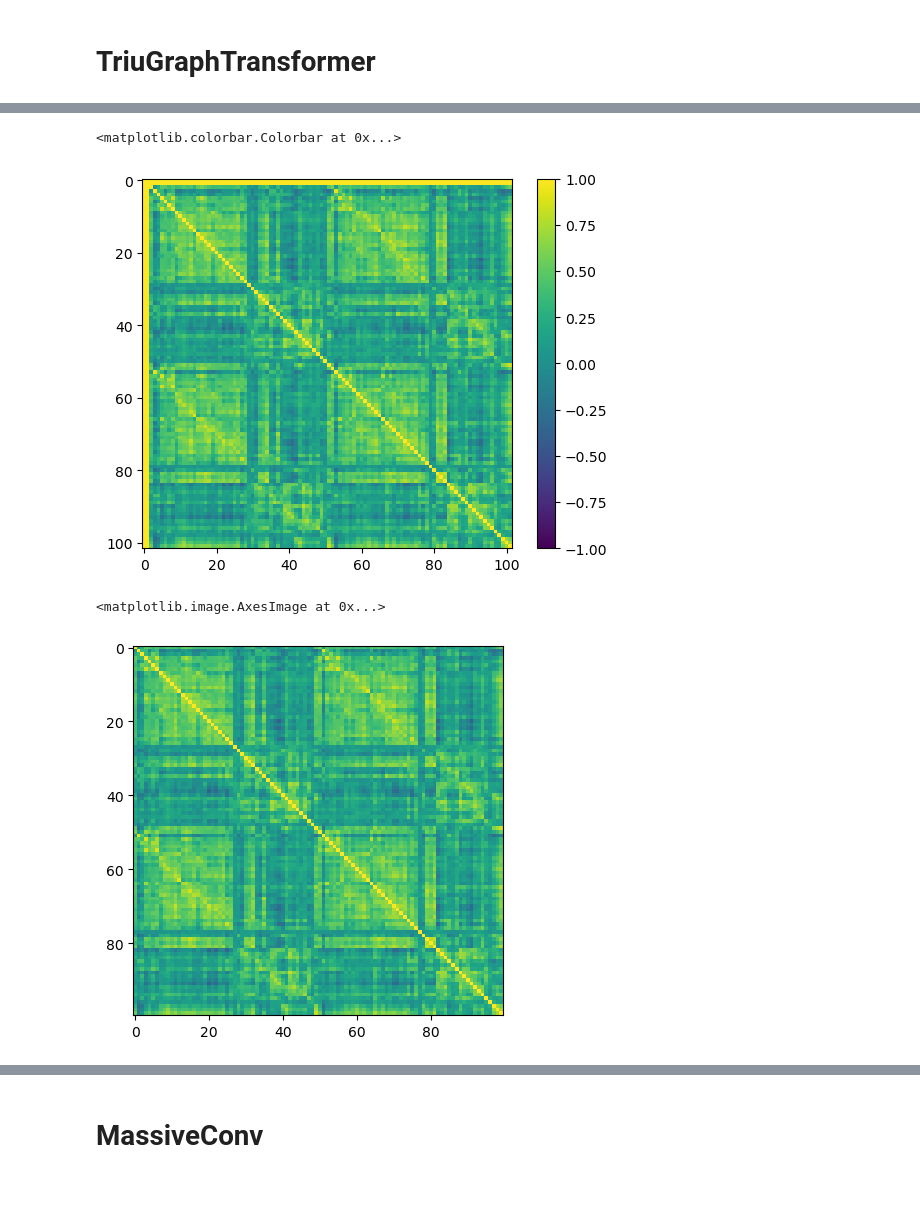
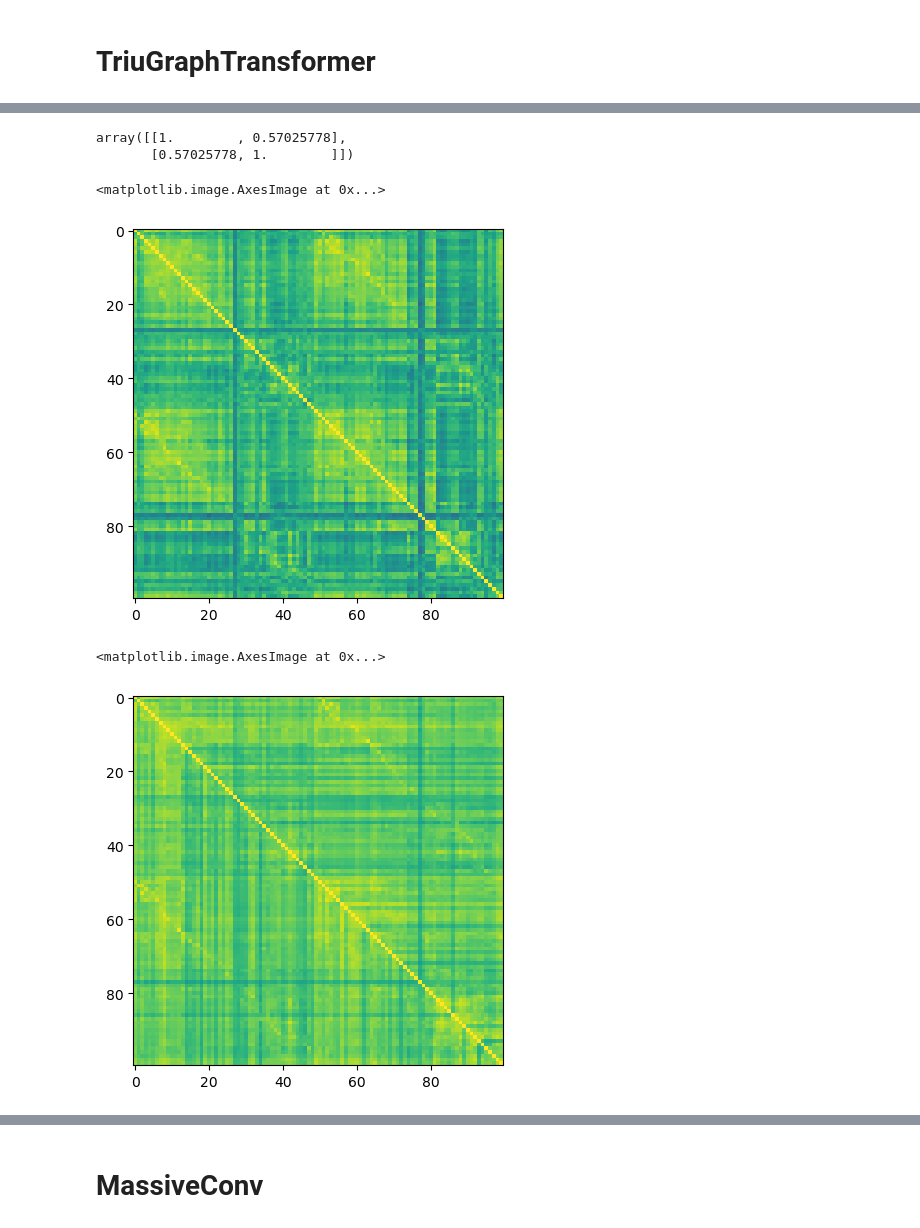
Before and after one commit to fyzeen/NeuroTranslate, a Jupyter notebook: SurfToNetmat/LocalTransformerTests/_FyzTests/model_diagnostics2.ipynb, the cells around one changed output, grey strips where cells are left out. Drawn from its saved outputs; the diff is of its cells as text; code cells hidden in the pictures; blank space fills up the shorter version.

Commit message:
triu_graph_model complete

```diff
--- a/SurfToNetmat/LocalTransformerTests/_FyzTests/model_diagnostics2.ipynb
+++ b/SurfToNetmat/LocalTransformerTests/_FyzTests/model_diagnostics2.ipynb
@@ -2732,11 +2719,15 @@ for x, i in enumerate(increasing_steps(0, range(2, 100+1))):
+# %%
+np.corrcoef(test_Target[1], test_pred[1])
+# %% [output]
+array([[1.        , 0.57025778],
+       [0.57025778, 1.        ]])
 # %%
-plt.imshow(decoder_input[0, :, :], vmin = -1, vmax = 1)
-plt.colorbar()
+plt.imshow(make_netmat(test_Target[3, :]), vmin=-1, vmax=1)
 # %% [output]
-<matplotlib.colorbar.Colorbar at 0x...>
+<matplotlib.image.AxesImage at 0x...>
-[figure, old version]
+[figure, new version]
 # %%
-plt.imshow(make_netmat(train_Target[0, :]), vmin=-1, vmax=1)
+plt.imshow(make_netmat(test_pred[1, :]), vmin=-1, vmax=1)
 # %% [output]
 <matplotlib.image.AxesImage at 0x...>
-[figure, old version]
+[figure, new version]
```
Also changed, not shown: parts of 15 cells of this notebook, 3 other files.
